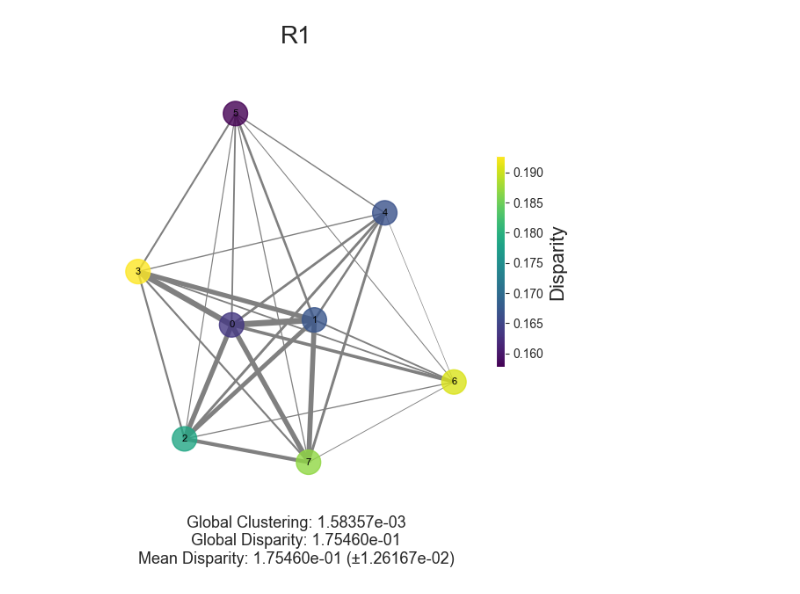
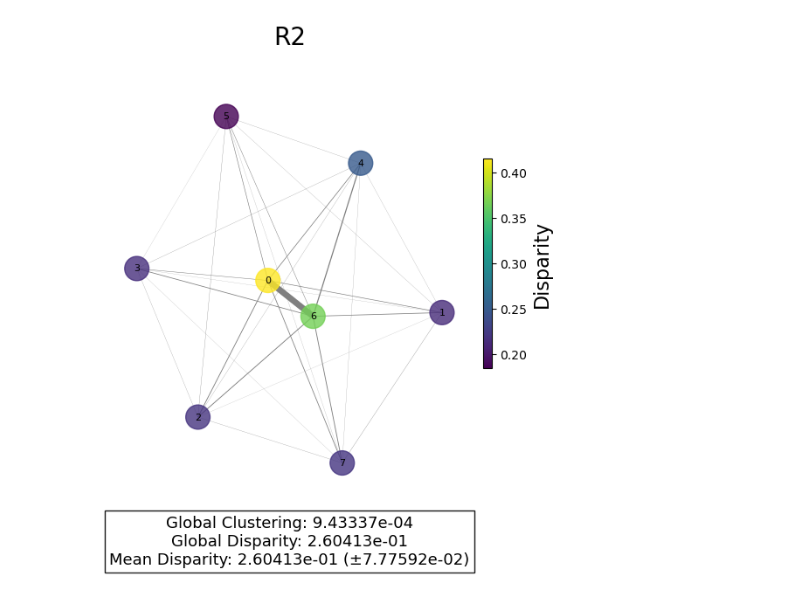
Before and after one commit to UnnatiAkhouri/QuNet, a Jupyter notebook: QuNet_bootcamp_2025/Session_3/Two_qubit_measures.ipynb, the cells around one changed output. Drawn from its saved outputs; the diff is of its cells as text; code cells hidden in the pictures.

```diff
--- a/QuNet_bootcamp_2025/Session_3/Two_qubit_measures.ipynb
+++ b/QuNet_bootcamp_2025/Session_3/Two_qubit_measures.ipynb
@@ -59,7 +59,7 @@ from Scripts import simulation_CLI as cleo
 dataset_label = "therm"
 size=8
 # %%
-newdata = dict(h5py.File("../../data/random/random.hdf5"))
+newdata = dict(h5py.File("../../data/greedy/greedy.hdf5"))
 # %%
 def get_2_qbit_dms(data, n_qubits, connectivity,update_rule):
     basis = ket.canonical_basis(2)
@@ -82,7 +82,7 @@ def get_2_qbit_dms(data, n_qubits, connectivity,update_rule):
         result.append(dat)
     return(np.array(result))
 # %%
-twoQdmsrandom = get_2_qbit_dms(newdata,size,"c2_2local","random")
+twoQdmsgreedy = get_2_qbit_dms(newdata,size,"c6_2local","greedy")
 # %%
 def extract_observables(two_qubit_dms, n_qubits):
     """
@@ -954,7 +957,7 @@ num_qubits=8;
 #MI_adj_landmax_c2_th=adjacency_matrices_list_two_dim(twoQdmslandmaxc2_th,seed,size, mutual_info_dicts)
 #MI_adj_strongmax_c2_th=adjacency_matrices_list_two_dim(twoQdmsstrongmax2_th,seed,size, mutual_info_dicts)
 
-MI_adj_random_all_c2_th = generate_all_adjacency_matrices(twoQdmsrandom, num_seeds, num_qubits, mutual_info_dicts)
+MI_adj_greedy_all_c2_th = generate_all_adjacency_matrices(twoQdmsgreedy, num_seeds, num_qubits, mutual_info_dicts)
 # %%
 n=100
 #trial number
@@ -962,8 +965,8 @@ m=2
 
 # Example: four different datasets of node pairs (replace with your real data)
 #datasets = np.array([MI_adj_random_cn[490], MI_adj_greedy_cn[490], MI_adj_mimic_cn[490], MI_adj_landmax_cn[490]]) #MI_adj_landmax[99]]) # Replace these with your actual datasets
-datasets = np.array([MI_adj_random_all_c2_th[m][0][n]]) #MI_adj_landmax[99]]) # Replace these with your actual datasets
-dataset_titles = ["Random MI"]
+datasets = np.array([MI_adj_greedy_all_c2_th[m][0][n]]) #MI_adj_landmax[99]]) # Replace these with your actual datasets
+dataset_titles = ["Greedy MI"]
 
 G1 = nx.from_numpy_array(datasets[0])
 
@@ -1048,12 +1051,12 @@ fig.tight_layout(pad=2.0)
 plt.show()
 
 # For the combined graph
-#plt.figure(figsize=(10, 8))
-#ax = plt.gca()
-#ax.set_xlim(-1.1, 1.1)
-#ax.set_ylim(-1.1, 1.1)
-#combined_graph = nx.compose_all([G1, G2, G3, G4,G5])
-#edges = draw_graph_with_consistent_weights(combined_graph, pos, "Combined Graph", ax, vmin, vmax)
+# plt.figure(figsize=(10, 8))
+# ax = plt.gca()
+# ax.set_xlim(-1.1, 1.1)
+# ax.set_ylim(-1.1, 1.1)
+# combined_graph = nx.compose_all([G1, G2, G3, G4,G5])
+# edges = draw_graph_with_consistent_weights(combined_graph, pos, "Combined Graph", ax, vmin, vmax)
 
 # Add colorbar for combined graph
 sm = ScalarMappable(norm=Normalize(vmin, vmax), cmap=cmap)
@@ -1618,33 +1622,33 @@ def create_representative_network(time_matrices, ax=None, title=None, rep_matrix
     if title:
         ax.set_title(title, fontsize=20)
 
     # Add text with metrics below the graph
     plt.text(0.5, -0.1,
              f"Global Clustering: {metrics['global_clustering']:.5e}\n"
              f"Global Disparity: {metrics['global_disparity']:.5e}\n"
              #f"Mean Clustering: {metrics['mean_clustering']:.6e} (±{metrics['std_clustering']:.6e})\n"
              f"Mean Disparity: {metrics['mean_disparity']:.5e} (±{metrics['std_disparity']:.5e})",
              horizontalalignment='center',
              verticalalignment='center',
              transform=ax.transAxes,
              fontsize=13,
              bbox=dict(facecolor='white', alpha=0.9))
 
     ax.axis('off')
 
 
     return rep_matrix, G_rep, metrics
 
 
 m=2
 start =10
 end=99
 network_list = [
-    MI_adj_random_all_c2_th[m][0][start:end],  # Time series for Network
+    MI_adj_greedy_all_c2_th[m][0][start:end],  # Time series for Network
 ]
 
-network_names = ["R1"]
+network_names = ["R2"]
 
 all_metrics = visualize_multiple_networks(network_list, dataset_names=network_names)
 # %% [output]
-[figure, old version]
+[figure, new version]
```
Also changed, not shown: parts of 6 cells of this notebook, 13 other files.
